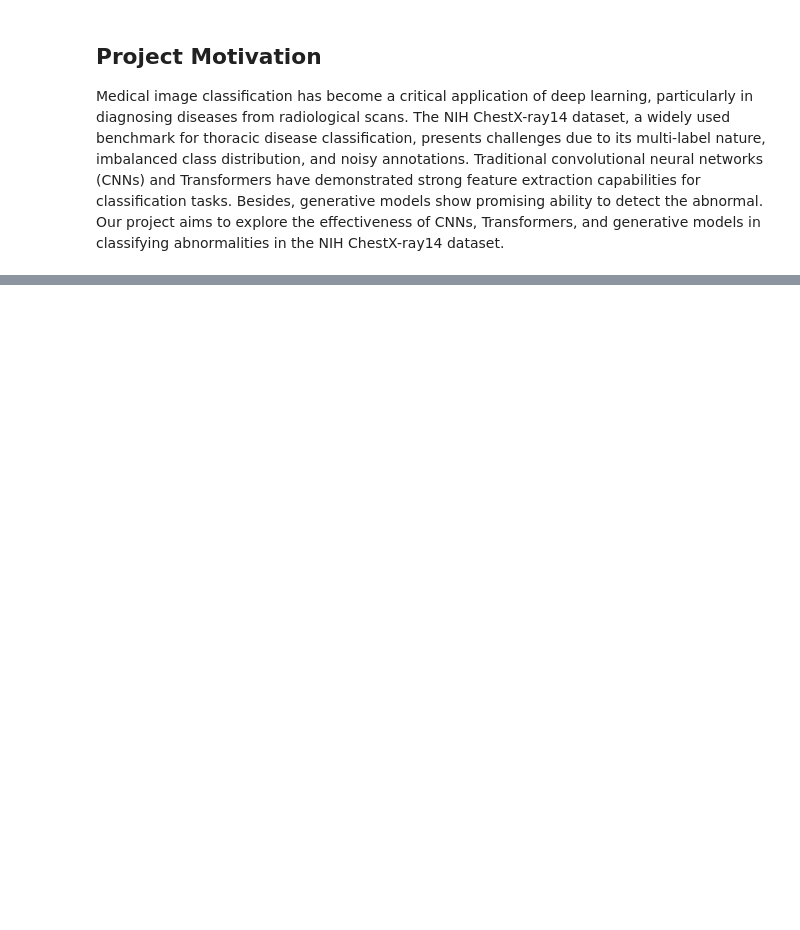
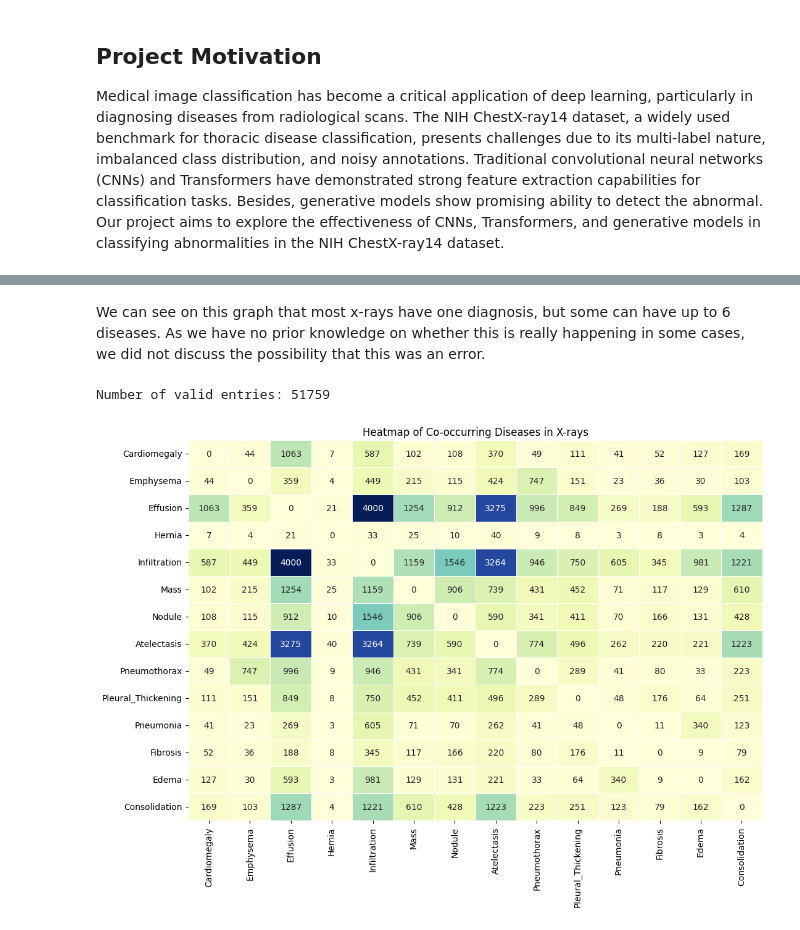
Before and after one commit to yanming-s/CS5242_Project, a Jupyter notebook: final_report.ipynb, the cells around one changed output, grey strips where cells are left out. Cells and saved outputs as stored; diff of their text form; code cells hidden in the pictures; blank space fills up the shorter version.

```diff
--- a/final_report.ipynb
+++ b/final_report.ipynb
@@ -103,0 +248,37 @@ Besides implementing the baseline steps in the deep learning pipeline, do consid
+# %% [markdown]
+We can see on this graph that most x-rays have one diagnosis, but some can have up to 6 diseases. As we have no prior knowledge on whether this is really happening in some cases, we did not discuss the possibility that this was an error.
+# %%
+df = pd.read_csv(csv_path_labels)
+
+# Filter out rows with NaN or 'No Finding' labels
+df = df[df['Finding Labels'].notna()]
+df = df[df['Finding Labels'] != 'No Finding']
+
+# Ensure 'Finding Labels' is treated as a string and then split
+df['Finding Labels'] = df['Finding Labels'].astype(str).str.split('|')
+
+# Generate pairwise combinations of labels for each image
+label_combinations = []
+for labels in df['Finding Labels']:
+    label_combinations.extend(combinations(sorted(labels), 2))  # Sorted ensures no duplicates (A,B) and (B,A)
+
+# Count the frequency of each label pair
+pair_counts = pd.Series(label_combinations).value_counts()
+
+# Create a DataFrame for the heatmap
+pair_df = pd.DataFrame(0, index=df['Finding Labels'].apply(sorted).explode().unique(), columns=df['Finding Labels'].apply(sorted).explode().unique())
+
+# Fill the DataFrame with pairwise counts
+for (label1, label2), count in pair_counts.items():
+    pair_df.loc[label1, label2] = count
+    pair_df.loc[label2, label1] = count  # Since it's symmetric
+
+# Plot the heatmap
+print(f"Number of valid entries: {len(df)}")
+plt.figure(figsize=(12, 8))
+sns.heatmap(pair_df, annot=True, fmt='d', cmap="YlGnBu", cbar=False, linewidths=0.5)
+plt.title("Heatmap of Co-occurring Diseases in X-rays")
+plt.show()
+# %% [output]
+Number of valid entries: 51759
+[figure, added]
```
Also changed, not shown: parts of 105 cells of this notebook.
